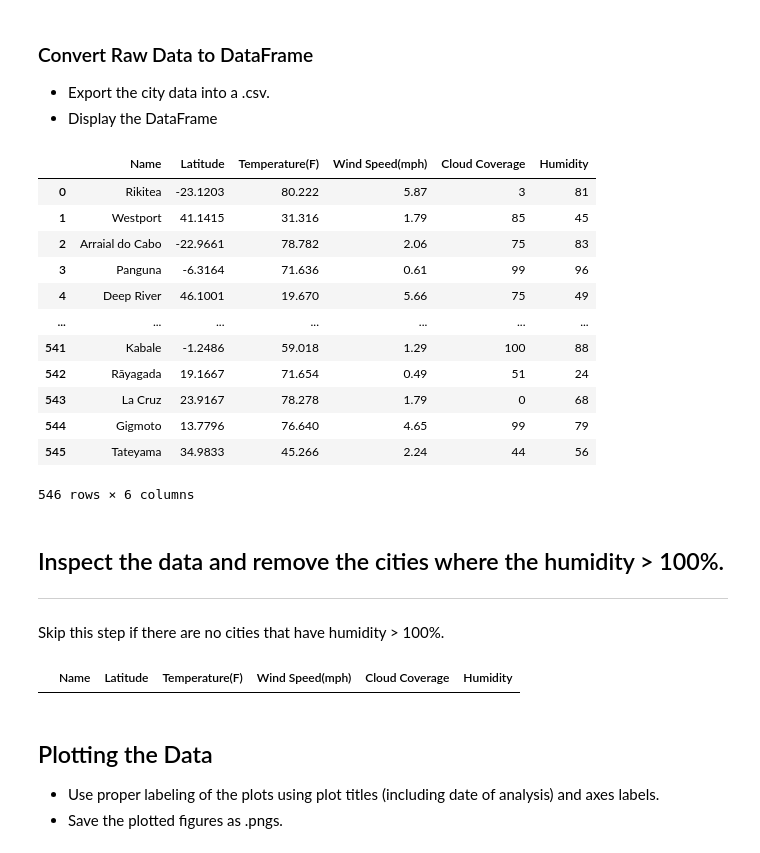
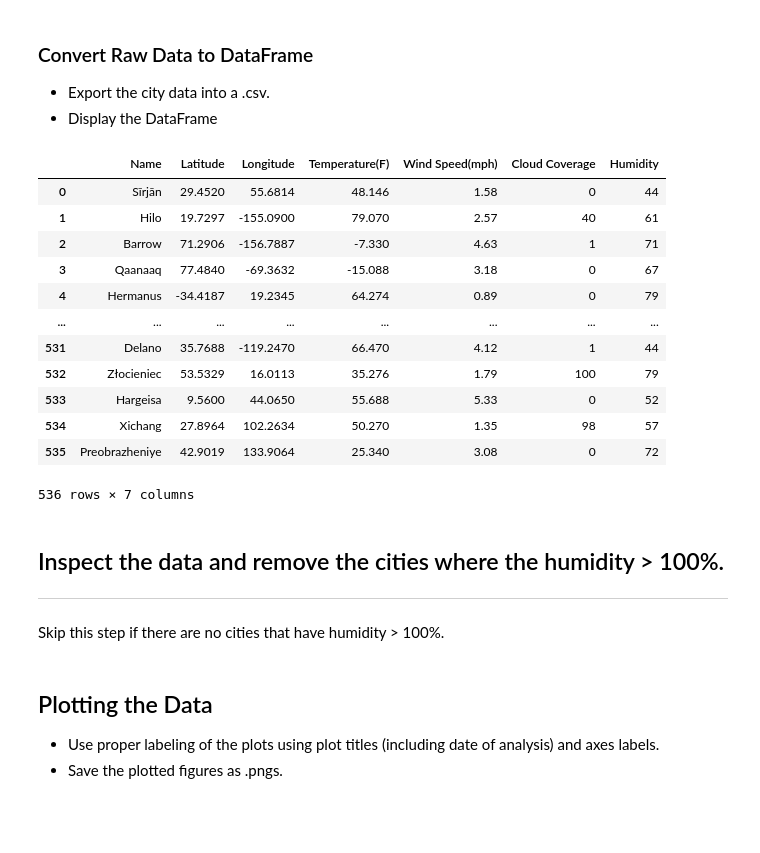
Before and after one commit to bripapp/api-challenge, a Jupyter notebook: main_script/WeatherPy.ipynb, the cells around one changed output. Cells and saved outputs as stored; diff of their text form; code cells hidden in the pictures; blank space fills up the shorter version.

Commit message:
clean up weather_df in WeatherPy

```diff
--- a/main_script/WeatherPy.ipynb
+++ b/main_script/WeatherPy.ipynb
@@ -136,8 +136,10 @@ pprint(weather_data)
 * Export the city data into a .csv.
 * Display the DataFrame
 # %%
+# empty lists to store values
 name_list = []
 lat_list = []
+lng_list = []
 temp_list = []
 wind_list = []
 cloud_list = []
@@ -167,6 +169,10 @@ for line in weather_data:
         lat_list.append(lat)
 
     if weather_data[line_tracker]['cod'] == 200:
+        lng = weather_data[line_tracker]['coord']['lon']
+        lng_list.append(lng)
+
+    if weather_data[line_tracker]['cod'] == 200:
         wind = weather_data[line_tracker]['wind']['speed']
         wind_list.append(wind)
 
@@ -179,29 +185,29 @@ for line in weather_data:
         humidity_list.append(humidity)
 
     if weather_data[line_tracker]['cod'] == 200:
-        temp = weather_data[line_tracker]['main']['temp']
+        temp = weather_data[line_tracker]['main']['temp_max']
         temp = kelvin_to_f(temp)
         temp_list.append(temp)
 
     line_tracker += 1
 # %%
-weather_df = pd.DataFrame(list(zip(name_list, lat_list, temp_list, wind_list, cloud_list, humidity_list)),
-                          columns = ['Name', 'Latitude', 'Temperature(F)', 'Wind Speed(mph)', 'Cloud Coverage', 'Humidity'])
+weather_df = pd.DataFrame(list(zip(name_list, lat_list, lng_list, temp_list, wind_list, cloud_list, humidity_list)),
+                          columns = ['Name', 'Latitude', 'Longitude','Temperature(F)', 'Wind Speed(mph)', 'Cloud Coverage', 'Humidity'])
 
 weather_df
 # %% [output]
-|  | Name | Latitude | Temperature(F) | Wind Speed(mph) | Cloud Coverage | Humidity |
-| 0 | Rikitea | -23.1203 | 80.222 | 5.87 | 3 | 81 |
-| 1 | Westport | 41.1415 | 31.316 | 1.79 | 85 | 45 |
-| 2 | Arraial do Cabo | -22.9661 | 78.782 | 2.06 | 75 | 83 |
-| 3 | Panguna | -6.3164 | 71.636 | 0.61 | 99 | 96 |
-| 4 | Deep River | 46.1001 | 19.670 | 5.66 | 75 | 49 |
-| ... | ... | ... | ... | ... | ... | ... |
-| 541 | Kabale | -1.2486 | 59.018 | 1.29 | 100 | 88 |
-| 542 | Rāyagada | 19.1667 | 71.654 | 0.49 | 51 | 24 |
-| 543 | La Cruz | 23.9167 | 78.278 | 1.79 | 0 | 68 |
-| 544 | Gigmoto | 13.7796 | 76.640 | 4.65 | 99 | 79 |
-| 545 | Tateyama | 34.9833 | 45.266 | 2.24 | 44 | 56 |
+|  | Name | Latitude | Longitude | Temperature(F) | Wind Speed(mph) | Cloud Coverage | Humidity |
+| 0 | Sīrjān | 29.4520 | 55.6814 | 48.146 | 1.58 | 0 | 44 |
+| 1 | Hilo | 19.7297 | -155.0900 | 79.070 | 2.57 | 40 | 61 |
+| 2 | Barrow | 71.2906 | -156.7887 | -7.330 | 4.63 | 1 | 71 |
+| 3 | Qaanaaq | 77.4840 | -69.3632 | -15.088 | 3.18 | 0 | 67 |
+| 4 | Hermanus | -34.4187 | 19.2345 | 64.274 | 0.89 | 0 | 79 |
+| ... | ... | ... | ... | ... | ... | ... | ... |
+| 531 | Delano | 35.7688 | -119.2470 | 66.470 | 4.12 | 1 | 44 |
+| 532 | Złocieniec | 53.5329 | 16.0113 | 35.276 | 1.79 | 100 | 79 |
+| 533 | Hargeisa | 9.5600 | 44.0650 | 55.688 | 5.33 | 0 | 52 |
+| 534 | Xichang | 27.8964 | 102.2634 | 50.270 | 1.35 | 98 | 57 |
+| 535 | Preobrazheniye | 42.9019 | 133.9064 | 25.340 | 3.08 | 0 | 72 |
-546 rows × 6 columns
+536 rows × 7 columns
 # %%
 # save weather_df to csv file
@@ -213,5 +219,3 @@ Skip this step if there are no cities that have humidity > 100%.
 # %%
 #  Get the indices of cities that have humidity over 100%.
 weather_df.loc[weather_df['Humidity'] > 100]
-# %% [output]
-|  | Name | Latitude | Temperature(F) | Wind Speed(mph) | Cloud Coverage | Humidity |
```
Also changed, not shown: parts of 20 cells of this notebook, 2 other files.
